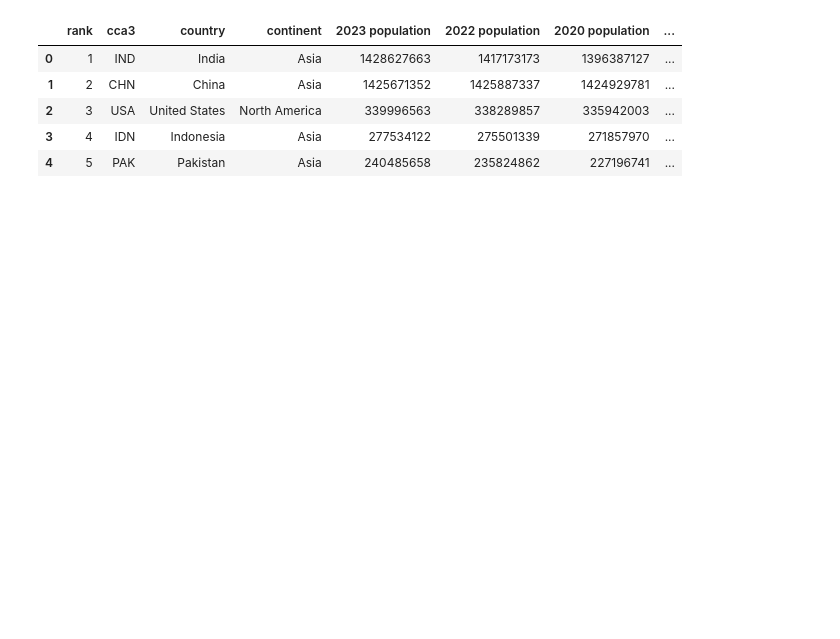
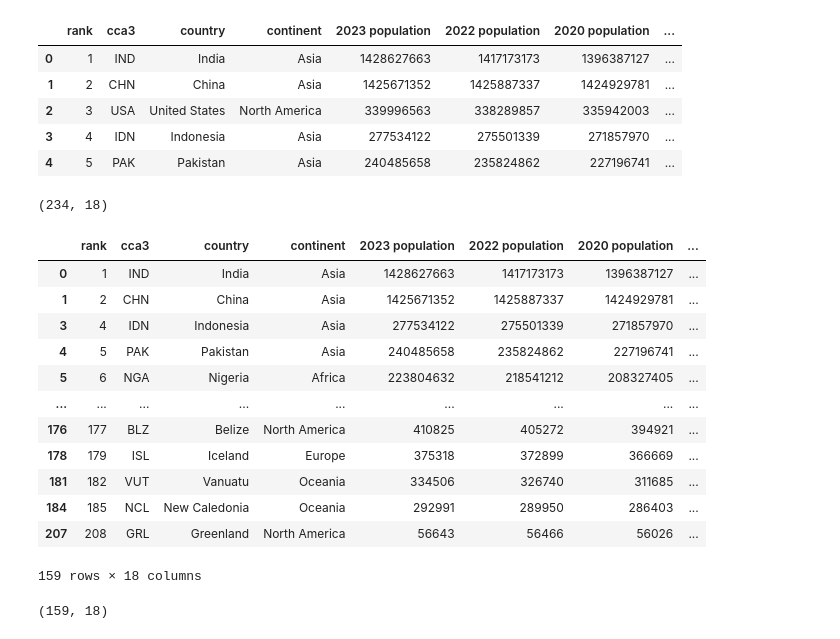
Before and after one commit to CasparRitchie/cxms, a Jupyter notebook: cxmsenv/population_data.ipynb, the cells around one changed output. Saved outputs shown, nothing was run; the diff lists cells and outputs as text; code cells hidden in the pictures; blank space fills up the shorter version.

Commit message:
updates to add new population game

```diff
--- a/cxmsenv/population_data.ipynb
+++ b/cxmsenv/population_data.ipynb
@@ -21,6 +21,43 @@ world_population_df.head()
 | 2 | 3 | USA | United States | North America | 339996563 | 338289857 | 335942003 | ... |
 | 3 | 4 | IDN | Indonesia | Asia | 277534122 | 275501339 | 271857970 | ... |
 | 4 | 5 | PAK | Pakistan | Asia | 240485658 | 235824862 | 227196741 | ... |
+# %%
+world_population_df.shape
+# %% [output]
+(234, 18)
+# %%
+import os
+
+def image_exists(country_name):
+    normalized_name = country_name.replace(" ", "_").replace(",", "").replace("'", "")
+    image_path = f"../static/images/games-images/country-outlines/{normalized_name}.png"
+    return os.path.exists(image_path), f"images/games-images/country-outlines/{normalized_name}.png"
+
+# Apply the check and create image paths only for existing images
+world_population_df['image_exists'], world_population_df['image_path'] = zip(*world_population_df['country'].apply(image_exists))
+
+# Filter out countries without an image
+filtered_df = world_population_df[world_population_df['image_exists']].drop('image_exists', axis=1)
+# %%
+filtered_df
+# %% [output]
+|  | rank | cca3 | country | continent | 2023 population | 2022 population | 2020 population | ... |
+| 0 | 1 | IND | India | Asia | 1428627663 | 1417173173 | 1396387127 | ... |
+| 1 | 2 | CHN | China | Asia | 1425671352 | 1425887337 | 1424929781 | ... |
+| 3 | 4 | IDN | Indonesia | Asia | 277534122 | 275501339 | 271857970 | ... |
+| 4 | 5 | PAK | Pakistan | Asia | 240485658 | 235824862 | 227196741 | ... |
+| 5 | 6 | NGA | Nigeria | Africa | 223804632 | 218541212 | 208327405 | ... |
+| ... | ... | ... | ... | ... | ... | ... | ... | ... |
+| 176 | 177 | BLZ | Belize | North America | 410825 | 405272 | 394921 | ... |
+| 178 | 179 | ISL | Iceland | Europe | 375318 | 372899 | 366669 | ... |
+| 181 | 182 | VUT | Vanuatu | Oceania | 334506 | 326740 | 311685 | ... |
+| 184 | 185 | NCL | New Caledonia | Oceania | 292991 | 289950 | 286403 | ... |
+| 207 | 208 | GRL | Greenland | North America | 56643 | 56466 | 56026 | ... |
+159 rows × 18 columns
+# %%
+filtered_df.shape
+# %% [output]
+(159, 18)
 # %%
 json_data = world_population_df[['country', '2023 population', 'image_path']].to_json(orient="records")
 print(json_data)
```
Also changed, not shown: parts of 2 cells of this notebook, 2 other files.
